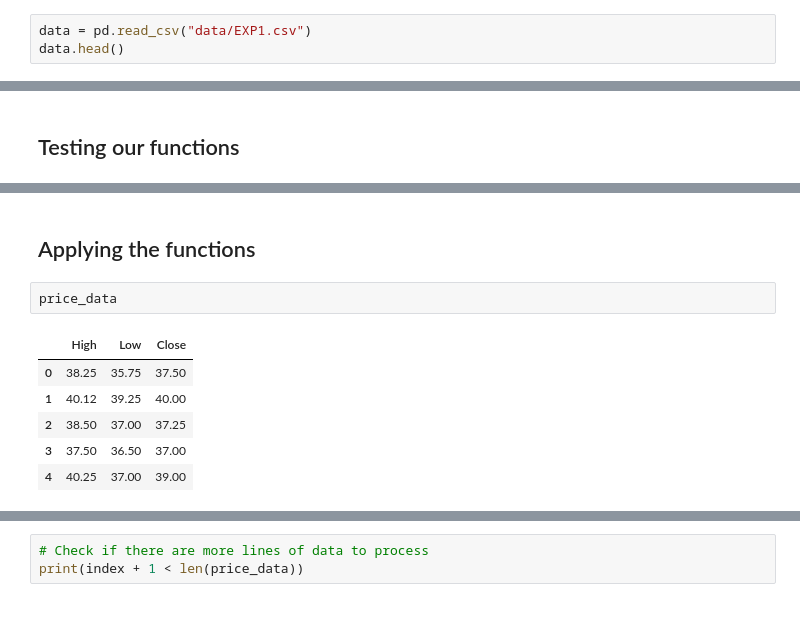
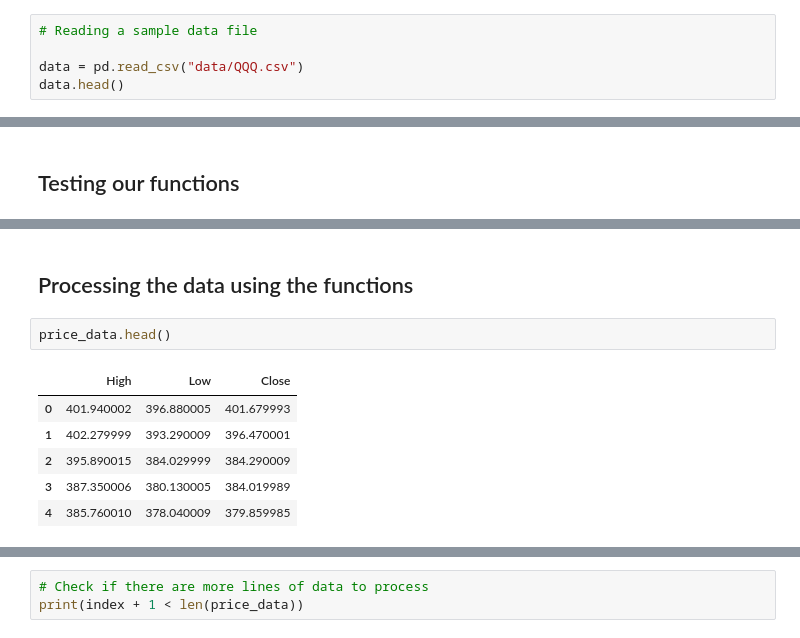
Before and after one commit to stebas101/XOXCharts, a Jupyter notebook: XOX.ipynb, the cells around one changed output, grey strips where cells are left out. Drawn from its saved outputs; the diff is of its cells as text.

```diff
--- a/XOX.ipynb
+++ b/XOX.ipynb
@@ -12,6 +25,8 @@ Python version: 3.9.12 (main, Apr  5 2022, 01:53:17)
 pandas version: 1.4.2
 numpy version: 1.22.3
 # %%
-data = pd.read_csv("data/EXP1.csv")
+# Reading a sample data file
+
+data = pd.read_csv("data/QQQ.csv")
 data.head()
 # %% [output]
@@ -300,14 +359,14 @@ update_pnf(scale, high, low, status, reversal_size, box_l, box_h)
 # %% [markdown]
-## Applying the functions
+## Processing the data using the functions
 # %%
-price_data
+price_data.head()
 # %% [output]
 |  | High | Low | Close |
-| 0 | 38.25 | 35.75 | 37.50 |
-| 1 | 40.12 | 39.25 | 40.00 |
-| 2 | 38.50 | 37.00 | 37.25 |
-| 3 | 37.50 | 36.50 | 37.00 |
-| 4 | 40.25 | 37.00 | 39.00 |
+| 0 | 401.940002 | 396.880005 | 401.679993 |
+| 1 | 402.279999 | 393.290009 | 396.470001 |
+| 2 | 395.890015 | 384.029999 | 384.290009 |
+| 3 | 387.350006 | 380.130005 | 384.019989 |
+| 4 | 385.760010 | 378.040009 | 379.859985 |
 # %%
 # initialise status and box arrays:
 trend_status = np.zeros(len(price_data))
```
Also changed, not shown: parts of 44 cells of this notebook, 5 other files.
